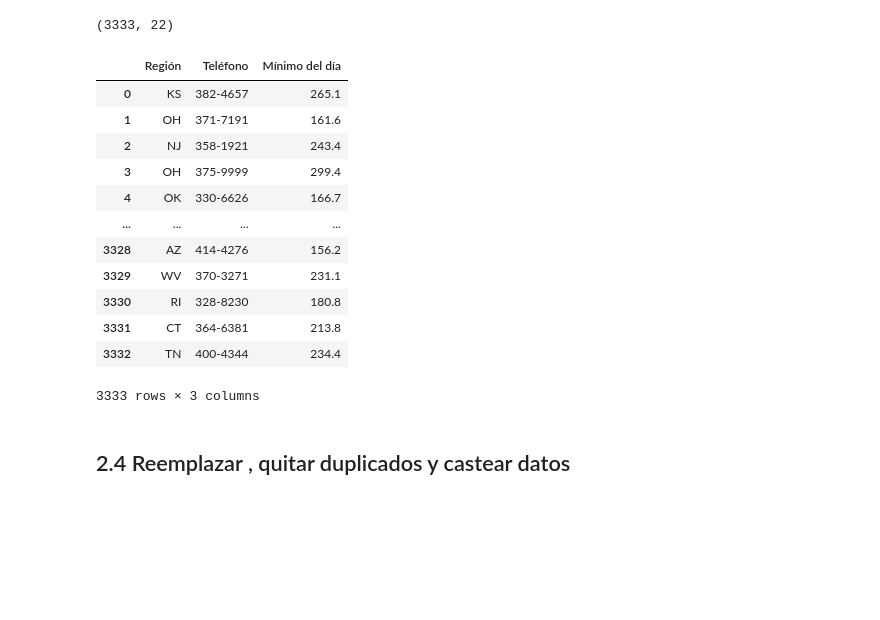
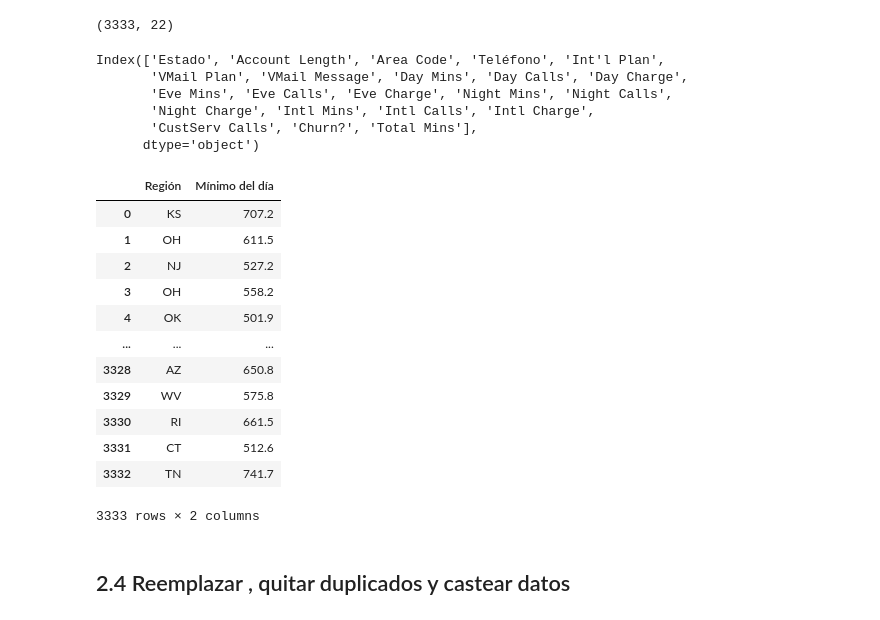
Before and after one commit to supervisaproject/Escuela-Analitica, a Jupyter notebook: Bloque 2/Sesion 2/Ejemplos/Ejemplo_1_limpieza.ipynb, the cells around one changed output. Cells and saved outputs as stored; diff of their text form; code cells hidden in the pictures; blank space fills up the shorter version.

```diff
--- a/Bloque 2/Sesion 2/Ejemplos/Ejemplo_1_limpieza.ipynb
+++ b/Bloque 2/Sesion 2/Ejemplos/Ejemplo_1_limpieza.ipynb
@@ -289,24 +305,35 @@ data.head()
 data.shape
 # %% [output]
 (3333, 22)
+# %%
+data.columns
+# %% [output]
+Index(['Estado', 'Account Length', 'Area Code', 'Teléfono', 'Int'l Plan',
+       'VMail Plan', 'VMail Message', 'Day Mins', 'Day Calls', 'Day Charge',
+       'Eve Mins', 'Eve Calls', 'Eve Charge', 'Night Mins', 'Night Calls',
+       'Night Charge', 'Intl Mins', 'Intl Calls', 'Intl Charge',
+       'CustServ Calls', 'Churn?', 'Total Mins'],
+      dtype='object')
+# %%
+data_2 = data[['Estado', 'Total Mins']]
 # %%
-data.columns = ['Región', 'Teléfono', 'Mínimo del día']
+data_2.columns = ['Región', 'Mínimo del día']
-# %%
-data
-# %% [output]
-|  | Región | Teléfono | Mínimo del día |
-| 0 | KS | 382-4657 | 265.1 |
-| 1 | OH | 371-7191 | 161.6 |
-| 2 | NJ | 358-1921 | 243.4 |
-| 3 | OH | 375-9999 | 299.4 |
-| 4 | OK | 330-6626 | 166.7 |
-| ... | ... | ... | ... |
-| 3328 | AZ | 414-4276 | 156.2 |
-| 3329 | WV | 370-3271 | 231.1 |
-| 3330 | RI | 328-8230 | 180.8 |
-| 3331 | CT | 364-6381 | 213.8 |
-| 3332 | TN | 400-4344 | 234.4 |
-3333 rows × 3 columns
+# %%
+data_2
+# %% [output]
+|  | Región | Mínimo del día |
+| 0 | KS | 707.2 |
+| 1 | OH | 611.5 |
+| 2 | NJ | 527.2 |
+| 3 | OH | 558.2 |
+| 4 | OK | 501.9 |
+| ... | ... | ... |
+| 3328 | AZ | 650.8 |
+| 3329 | WV | 575.8 |
+| 3330 | RI | 661.5 |
+| 3331 | CT | 512.6 |
+| 3332 | TN | 741.7 |
+3333 rows × 2 columns
 # %% [markdown]
 ## 2.4 Reemplazar , quitar duplicados y castear datos
 # %%
```
Also changed, not shown: parts of 7 cells of this notebook, 5 other files.
